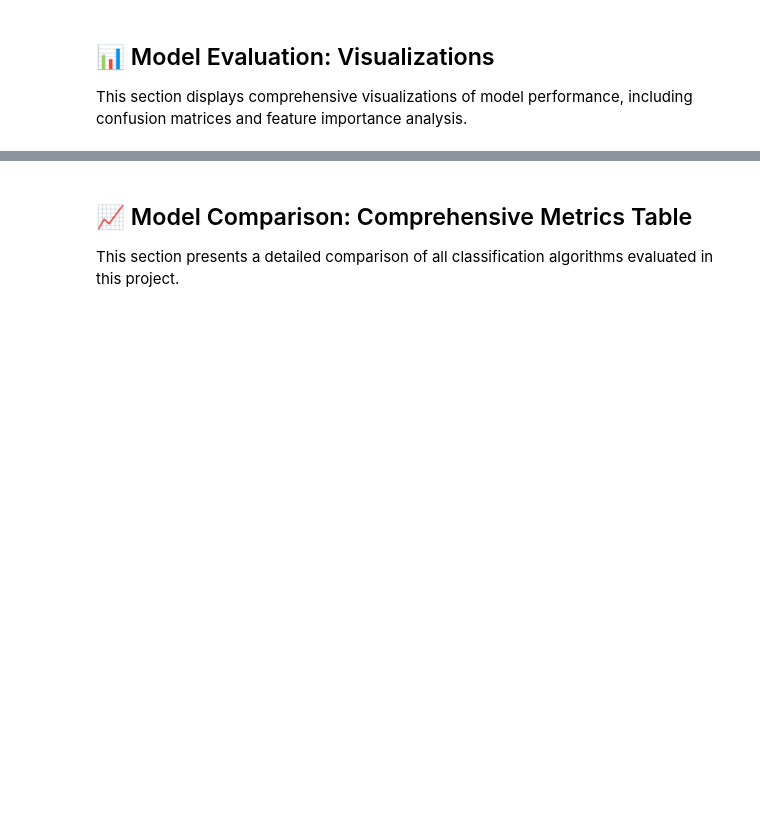
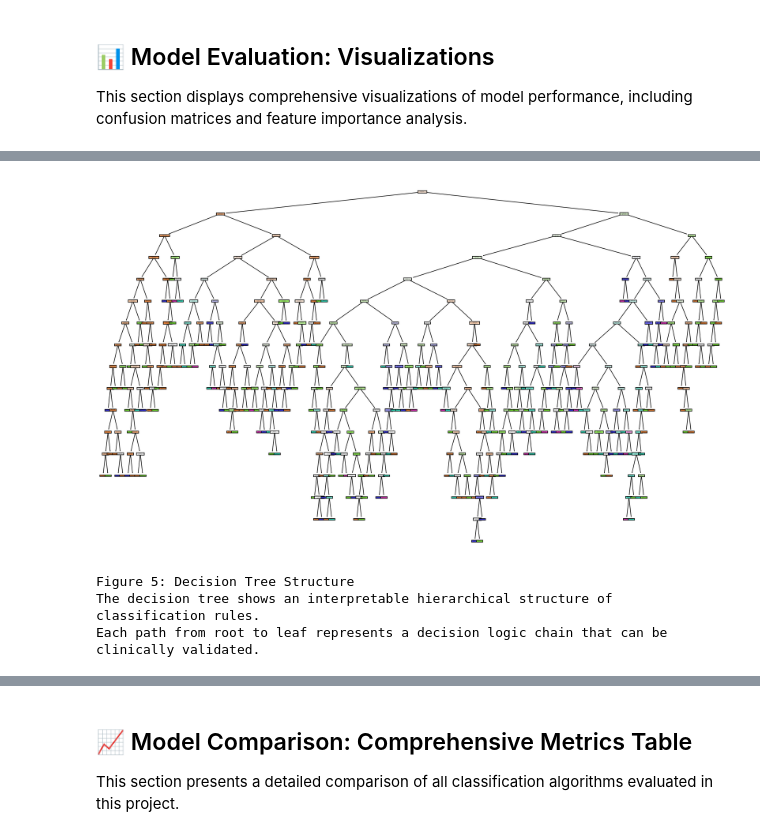
Before and after one commit to Eya-Bziouch/projet_ML, a Jupyter notebook: Heart_Disease_Classification_Report.ipynb, the cells around one changed output, grey strips where cells are left out. Drawn from its saved outputs; the diff is of its cells as text; code cells hidden in the pictures; blank space fills up the shorter version.

```diff
--- a/Heart_Disease_Classification_Report.ipynb
+++ b/Heart_Disease_Classification_Report.ipynb
@@ -886,9 +940,14 @@ print("Top features directly contribute to model predictions, making them clinic
 # %%
 # Display decision tree visualization
-display(Image('decision_tree_visualization.png'))
+display(Image('visualisations/decision_tree_visualization.png'))
 print("Figure 5: Decision Tree Structure")
 print("The decision tree shows an interpretable hierarchical structure of classification rules.")
 print("Each path from root to leaf represents a decision logic chain that can be clinically validated.\n")
+# %% [output]
+[figure, added]
+Figure 5: Decision Tree Structure
+The decision tree shows an interpretable hierarchical structure of classification rules.
+Each path from root to leaf represents a decision logic chain that can be clinically validated.
 # %%
 # Display confusion matrices for all models
 print("\n" + "="*70)
```
Also changed, not shown: parts of 16 cells of this notebook.
